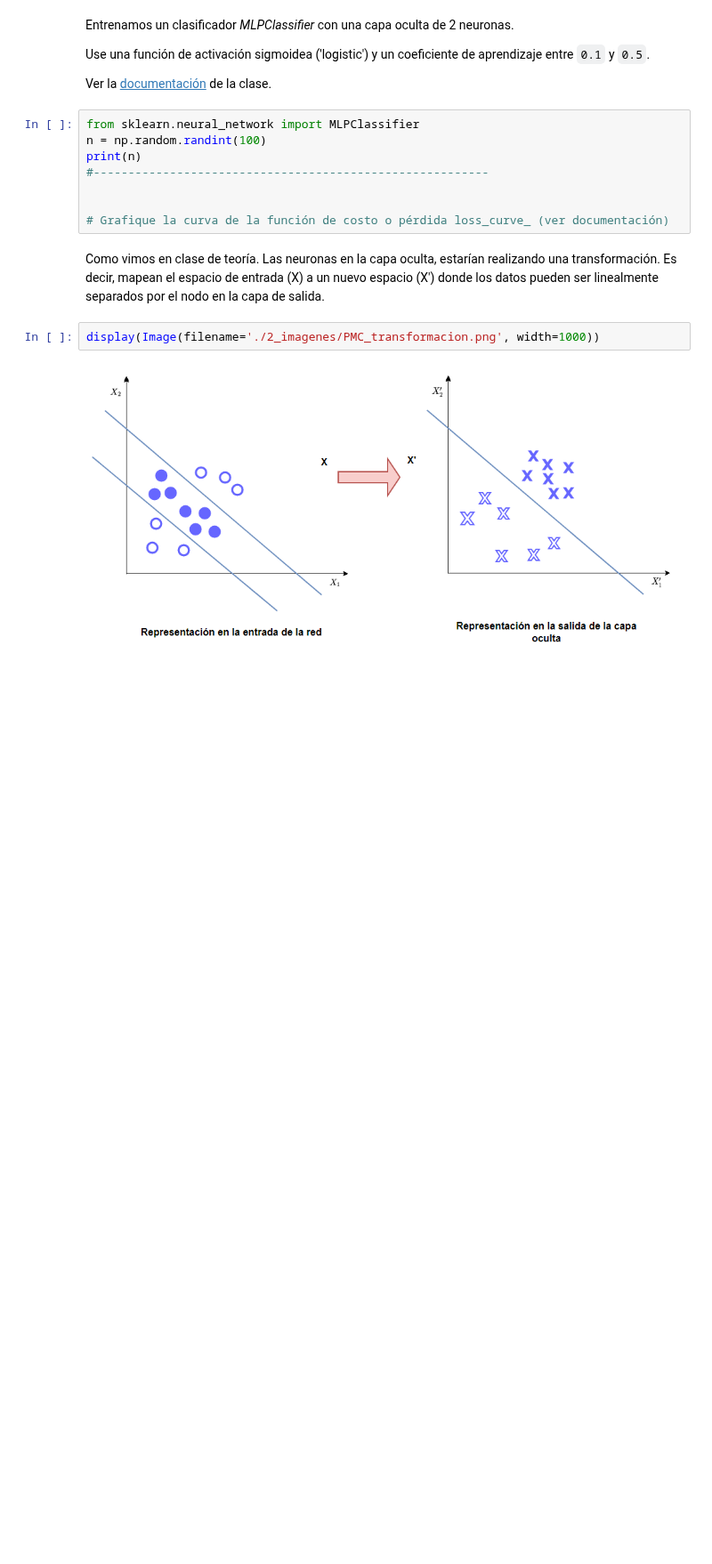
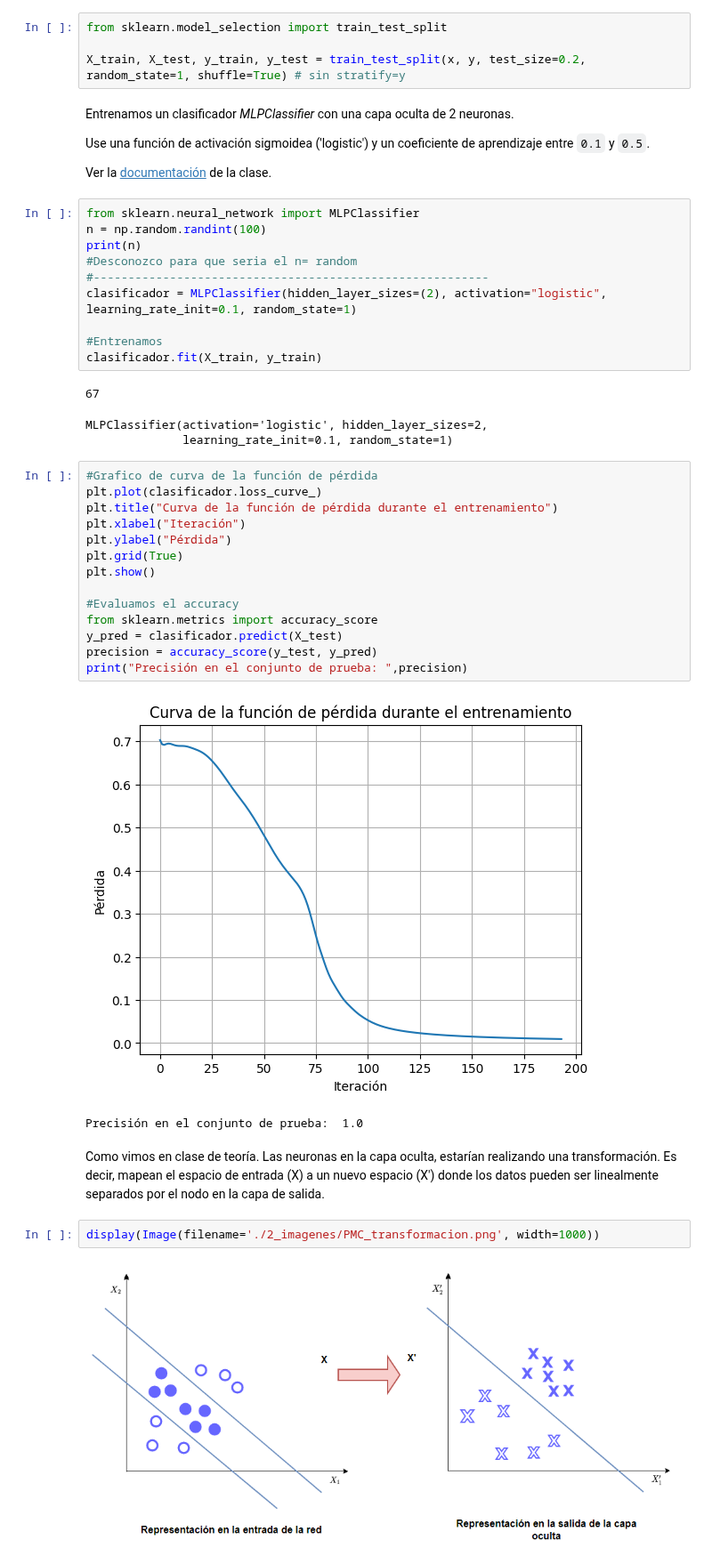
Before and after one commit to axelescalante0/Aprendizaje-Maquinal, a Jupyter notebook: main/PMC.ipynb, the cells around one changed output. Shown at 89% size. Drawn from its saved outputs; the diff is of its cells as text; blank space fills up the shorter version.

Commit message:
PMC: aplicacion y uso del MLPclassifier, sin terminar. Perceptron simple: correciones comentarios

```diff
--- a/main/PMC.ipynb
+++ b/main/PMC.ipynb
@@ -124,3 +163,7 @@ datos_mat = sio.loadmat('./1_datos/datos_xor.mat')
+# %%
+from sklearn.model_selection import train_test_split
+
+X_train, X_test, y_train, y_test = train_test_split(x, y, test_size=0.2, random_state=1, shuffle=True) # sin stratify=y
 # %% [markdown]
 Entrenamos un clasificador _MLPClassifier_ con una capa oculta de 2 neuronas.
 
@@ -131,10 +174,33 @@ Ver la [documentación](https://scikit-learn.org/stable/modules/generated/sklear
 from sklearn.neural_network import MLPClassifier
 n = np.random.randint(100)
 print(n)
+#Desconozco para que seria el n= random
 #---------------------------------------------------------
+clasificador = MLPClassifier(hidden_layer_sizes=(2), activation="logistic", learning_rate_init=0.1, random_state=1)
 
-
-# Grafique la curva de la función de costo o pérdida loss_curve_ (ver documentación)
+#Entrenamos
+clasificador.fit(X_train, y_train)
+# %% [output]
+67
+MLPClassifier(activation='logistic', hidden_layer_sizes=2,
+              learning_rate_init=0.1, random_state=1)
+# %%
+#Grafico de curva de la función de pérdida
+plt.plot(clasificador.loss_curve_)
+plt.title("Curva de la función de pérdida durante el entrenamiento")
+plt.xlabel("Iteración")
+plt.ylabel("Pérdida")
+plt.grid(True)
+plt.show()
+
+#Evaluamos el accuracy
+from sklearn.metrics import accuracy_score
+y_pred = clasificador.predict(X_test)
+precision = accuracy_score(y_test, y_pred)
+print("Precisión en el conjunto de prueba: ",precision)
+# %% [output]
+[figure, added]
+Precisión en el conjunto de prueba:  1.0
 # %% [markdown]
 Como vimos en clase de teoría. Las neuronas en la capa oculta, estarían realizando una transformación. Es decir, mapean el espacio de entrada (X) a un nuevo espacio (X') donde los datos pueden ser linealmente separados por el nodo en la capa de salida.
 # %%
```
Also changed, not shown: parts of 6 cells of this notebook.
